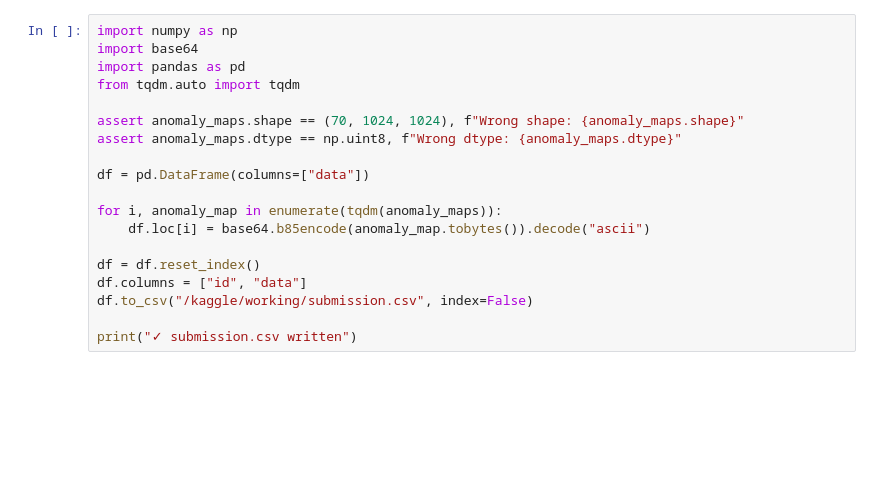
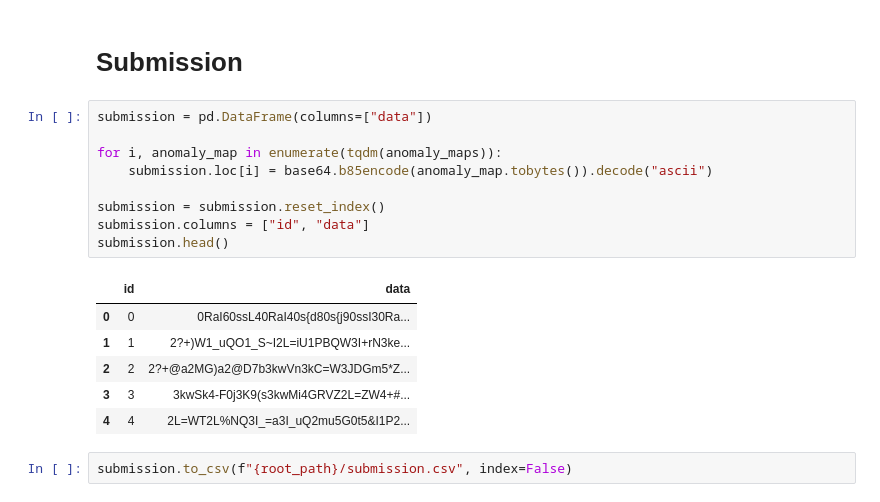
Before and after one commit to stefanasandei/roai-solved, a Jupyter notebook: international-contests/aicc/round-1/baseline/baseline-the-defected-nuts-aicc-round-1.ipynb, the cells around one changed output. Saved outputs shown, nothing was run; the diff lists cells and outputs as text; blank space fills up the shorter version.

```diff
--- a/international-contests/aicc/round-1/baseline/baseline-the-defected-nuts-aicc-round-1.ipynb
+++ b/international-contests/aicc/round-1/baseline/baseline-the-defected-nuts-aicc-round-1.ipynb
@@ -65,19 +49,20 @@ anomaly_maps = np.array(anomaly_maps)
+# %% [markdown]
+# Submission
 # %%
-import numpy as np
-import base64
-import pandas as pd
-from tqdm.auto import tqdm
-
-assert anomaly_maps.shape == (70, 1024, 1024), f"Wrong shape: {anomaly_maps.shape}"
-assert anomaly_maps.dtype == np.uint8, f"Wrong dtype: {anomaly_maps.dtype}"
-
-df = pd.DataFrame(columns=["data"])
+submission = pd.DataFrame(columns=["data"])
 
 for i, anomaly_map in enumerate(tqdm(anomaly_maps)):
-    df.loc[i] = base64.b85encode(anomaly_map.tobytes()).decode("ascii")
+    submission.loc[i] = base64.b85encode(anomaly_map.tobytes()).decode("ascii")
 
-df = df.reset_index()
-df.columns = ["id", "data"]
-df.to_csv("/kaggle/working/submission.csv", index=False)
-
-print("✓ submission.csv written")
+submission = submission.reset_index()
+submission.columns = ["id", "data"]
+submission.head()
+# %% [output]
+|  | id | data |
+| 0 | 0 | 0RaI60ssL40RaI40s{d80s{j90ssI30Ra... |
+| 1 | 1 | 2?+)W1_uQO1_S~I2L=iU1PBQW3I+rN3ke... |
+| 2 | 2 | 2?+@a2MG)a2@D7b3kwVn3kC=W3JDGm5*Z... |
+| 3 | 3 | 3kwSk4-F0j3K9(s3kwMi4GRVZ2L=ZW4+#... |
+| 4 | 4 | 2L=WT2L%NQ3I_=a3I_uQ2mu5G0t5&I1P2... |
+# %%
+submission.to_csv(f"{root_path}/submission.csv", index=False)
```
Also changed, not shown: parts of 11 cells of this notebook, 2 other files.
